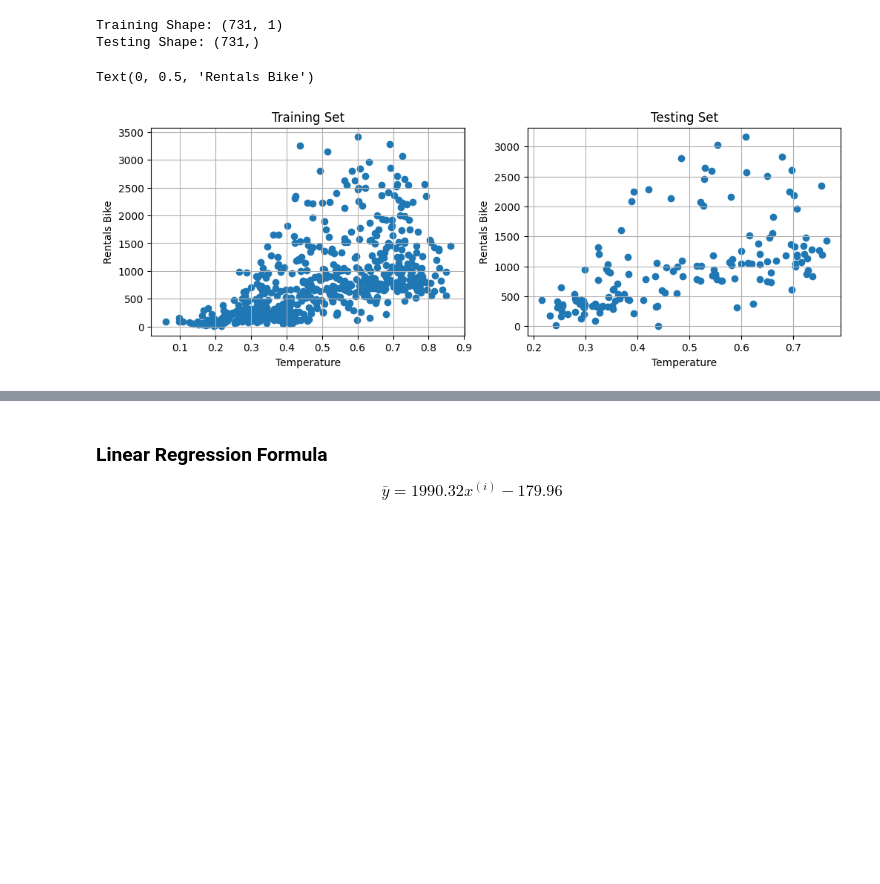
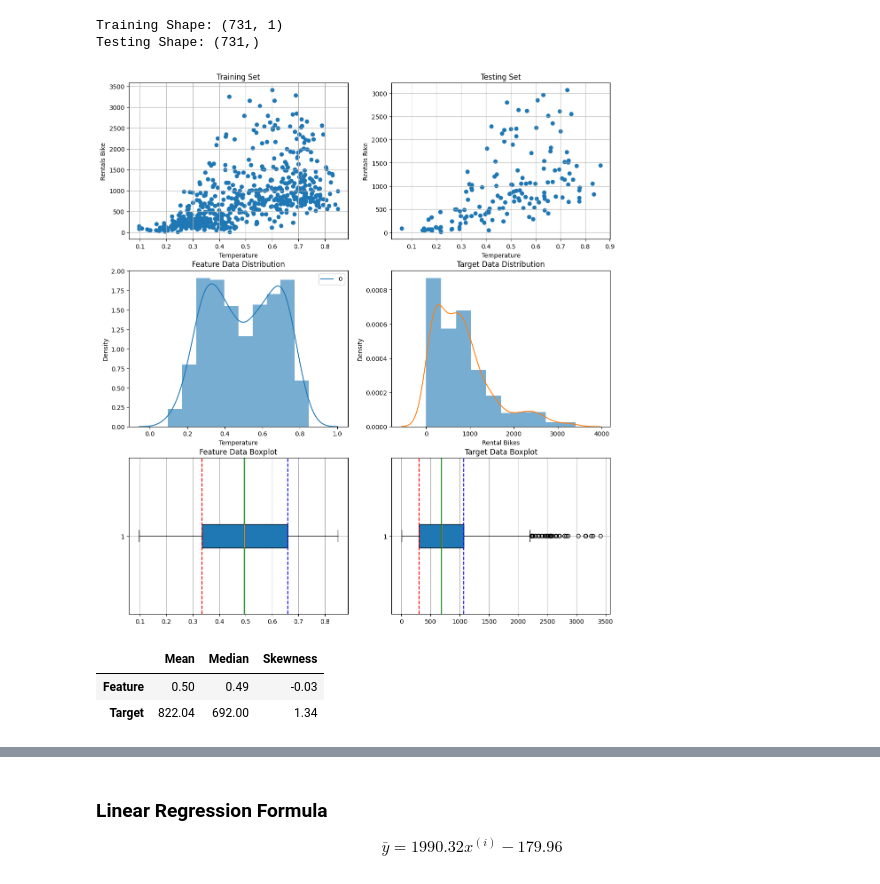
Before and after one commit to nozpera/data-science, a Jupyter notebook: machine-learning/supervised-learning/linear_regression.ipynb, the cells around one changed output, grey strips where cells are left out. Cells and saved outputs as stored; diff of their text form; code cells hidden in the pictures; blank space fills up the shorter version.

```diff
--- a/machine-learning/supervised-learning/linear_regression.ipynb
+++ b/machine-learning/supervised-learning/linear_regression.ipynb
@@ -33,25 +38,63 @@ Training Shape: (731, 1)
 Testing Shape: (731,)
 # %%
 X_train, X_test, y_train, y_test = train_test_split(X, y, test_size=0.2, shuffle=False)
-# %%
-plt.figure(figsize=(12,8))
-
-plt.subplot(2,2,1)
-plt.title('Training Set')
-plt.scatter(X_train, y_train)
-plt.grid()
-plt.xlabel('Temperature')
-plt.ylabel('Rentals Bike')
-
-plt.subplot(2,2,2)
-plt.title('Testing Set')
-plt.scatter(X_test, y_test)
-plt.grid()
-plt.xlabel('Temperature')
-plt.ylabel('Rentals Bike')
-# %% [output]
-Text(0, 0.5, 'Rentals Bike')
-[figure, removed]
+# %%
+plt.figure(figsize=(14,32))
+
+plt.subplot(6,2,1)
+plt.title('Training Set')
+plt.scatter(X_train, y_train)
+plt.grid()
+plt.xlabel('Temperature')
+plt.ylabel('Rentals Bike')
+
+plt.subplot(6,2,2)
+plt.title('Testing Set')
+plt.scatter(X_test, y_test)
+plt.grid()
+plt.xlabel('Temperature')
+plt.ylabel('Rentals Bike')
+
+plt.subplot(6,2,3)
+plt.title('Feature Data Distribution')
+plt.hist(X_train, density=True, alpha=0.6)
+sns.kdeplot(X_train)
+plt.xlabel('Temperature')
+
+plt.subplot(6,2,4)
+plt.title('Target Data Distribution')
+plt.hist(y_train, density=True, alpha=0.6)
+sns.kdeplot(y_train)
+plt.xlabel('Rental Bikes')
+
+plt.subplot(6,2,5)
+plt.title('Feature Data Boxplot')
+plt.boxplot(X_train, vert=False, patch_artist=True)
+plt.axvline(np.percentile(X_train, 25), color='red', linestyle='--', label='Q1 (25%)')
+plt.axvline(np.percentile(X_train, 50), color='green', linestyle='-', label='Median (50%)')
+plt.axvline(np.percentile(X_train, 75), color='blue', linestyle='--', label='Q3 (75%)')
+plt.grid()
+
+plt.subplot(6,2,6)
+plt.title('Target Data Boxplot')
+plt.boxplot(y_train, vert=False, patch_artist=True)
+plt.axvline(np.percentile(y_train, 25), color='red', linestyle='--', label='Q1 (25%)')
+plt.axvline(np.percentile(y_train, 50), color='green', linestyle='-', label='Median (50%)')
+plt.axvline(np.percentile(y_train, 75), color='blue', linestyle='--', label='Q3 (75%)')
+plt.grid()
+# %% [output]
+[figure, added]
+# %%
+df_stats = pd.DataFrame({
+    'Mean':[format(np.mean(X_train), ".2f"), format(np.mean(y_train), ".2f")],
+    'Median':[format(np.median(X_train), ".2f"), format(np.median(y_train), ".2f")],
+    'Skewness':[format(skew(X_train)[0], ".2f"), format(skew(y_train), ".2f")]
+}, index=['Feature','Target'])
+df_stats.style.set_table_styles([{"selector": "th", "props": [("text-align", "center")]}])
+# %% [output]
+|  | Mean | Median | Skewness |
+| Feature | 0.50 | 0.49 | -0.03 |
+| Target | 822.04 | 692.00 | 1.34 |
 # %%
 model = LinearRegression().fit(X_train, y_train)
 intercept = model.intercept_
```
Also changed, not shown: parts of 6 cells of this notebook.
